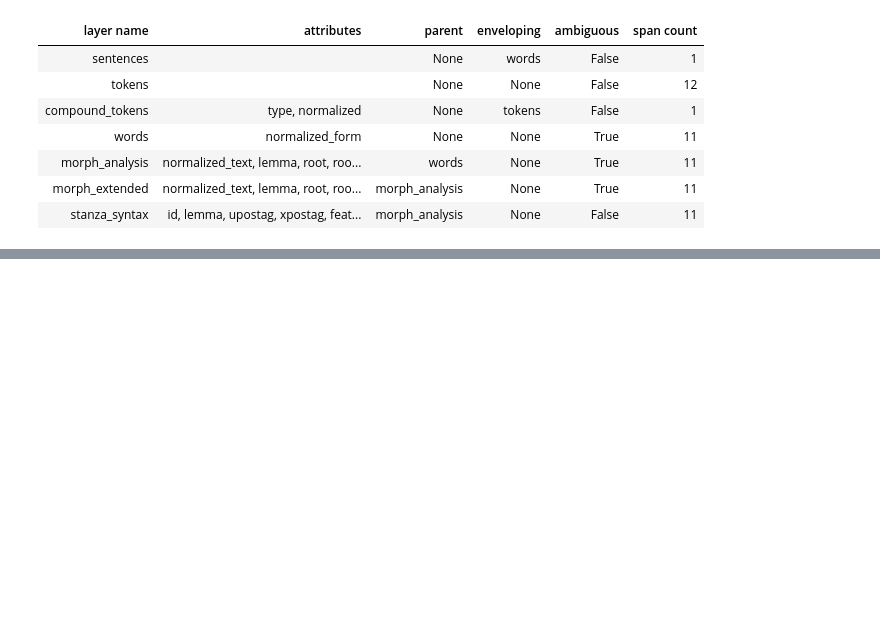
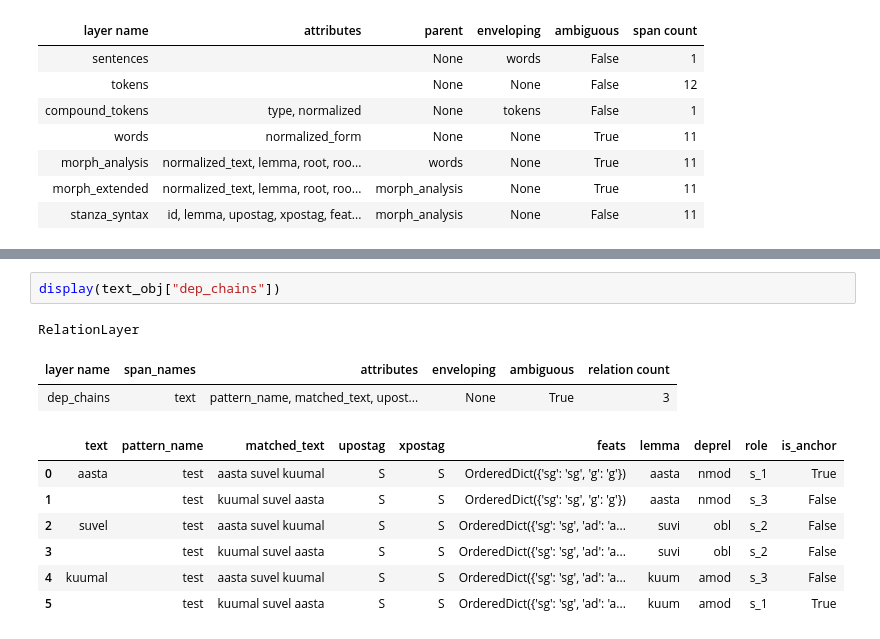
Before and after one commit to SanderSaska/EstNLTK_DependencyChains, a Jupyter notebook: testing_depchaintagger.ipynb, the cells around one changed output, grey strips where cells are left out. Saved outputs shown, nothing was run; the diff lists cells and outputs as text; blank space fills up the shorter version.

```diff
--- a/testing_depchaintagger.ipynb
+++ b/testing_depchaintagger.ipynb
@@ -2722,0 +210,13 @@ text_obj.dep_chains.display()
+# %%
+display(text_obj["dep_chains"])
+# %% [output]
+RelationLayer
+| layer name | span_names | attributes | enveloping | ambiguous | relation count |
+| dep_chains | text | pattern_name, matched_text, upost... | None | True | 3 |
+|  | text | pattern_name | matched_text | upostag | xpostag | feats | lemma | deprel | role | is_anchor |
+| 0 | aasta | test | aasta suvel kuumal | S | S | OrderedDict({'sg': 'sg', 'g': 'g'}) | aasta | nmod | s_1 | True |
+| 1 |  | test | kuumal suvel aasta | S | S | OrderedDict({'sg': 'sg', 'g': 'g'}) | aasta | nmod | s_3 | False |
+| 2 | suvel | test | aasta suvel kuumal | S | S | OrderedDict({'sg': 'sg', 'ad': 'a... | suvi | obl | s_2 | False |
+| 3 |  | test | kuumal suvel aasta | S | S | OrderedDict({'sg': 'sg', 'ad': 'a... | suvi | obl | s_2 | False |
+| 4 | kuumal | test | aasta suvel kuumal | S | S | OrderedDict({'sg': 'sg', 'ad': 'a... | kuum | amod | s_3 | False |
+| 5 |  | test | kuumal suvel aasta | S | S | OrderedDict({'sg': 'sg', 'ad': 'a... | kuum | amod | s_1 | True |
```
Also changed, not shown: parts of 48 cells of this notebook, 11 other files.
